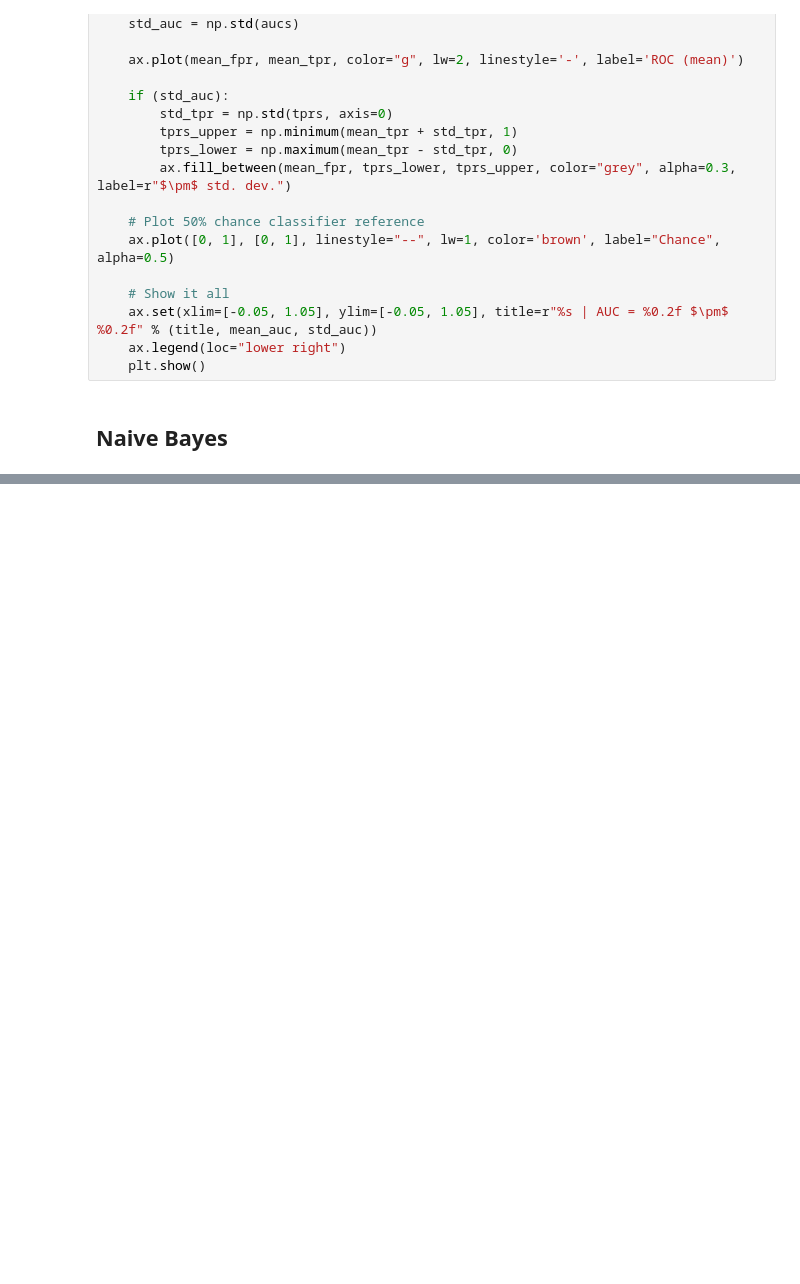
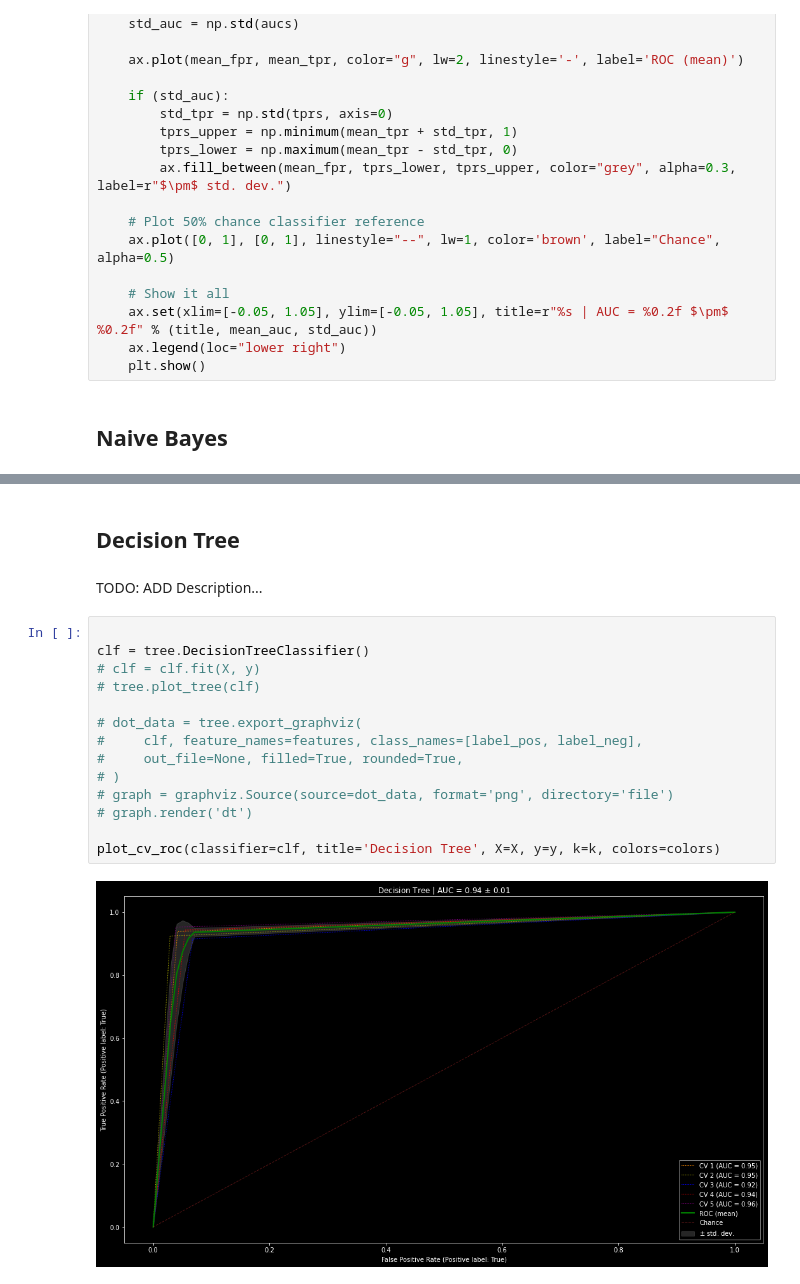
Before and after one commit to hjcostabr76/ml, a Jupyter notebook: classification/case-koi/nb_koi.ipynb, the cells around one changed output, grey strips where cells are left out. Drawn from its saved outputs; the diff is of its cells as text; blank space fills up the shorter version.

Commit message:
feat(koi): decision tree

```diff
--- a/classification/case-koi/nb_koi.ipynb
+++ b/classification/case-koi/nb_koi.ipynb
@@ -89,3 +98,23 @@ colors = ['darkorange', 'y', 'blue', 'red', 'purple']
 plot_cv_roc(classifier=naive_bayes.GaussianNB(), title='Naive Bayes', X=X, y=y, k=k, colors=colors)
 # %% [output]
 [figure]
+# %% [markdown]
+## Decision Tree
+# %% [markdown]
+TODO: ADD Description...
+# %%
+
+clf = tree.DecisionTreeClassifier()
+# clf = clf.fit(X, y)
+# tree.plot_tree(clf)
+
+# dot_data = tree.export_graphviz(
+#     clf, feature_names=features, class_names=[label_pos, label_neg],
+#     out_file=None, filled=True, rounded=True,
+# )
+# graph = graphviz.Source(source=dot_data, format='png', directory='file')
+# graph.render('dt')
+
+plot_cv_roc(classifier=clf, title='Decision Tree', X=X, y=y, k=k, colors=colors)
+# %% [output]
+[figure, added]
```
Also changed, not shown: parts of 6 cells of this notebook.
